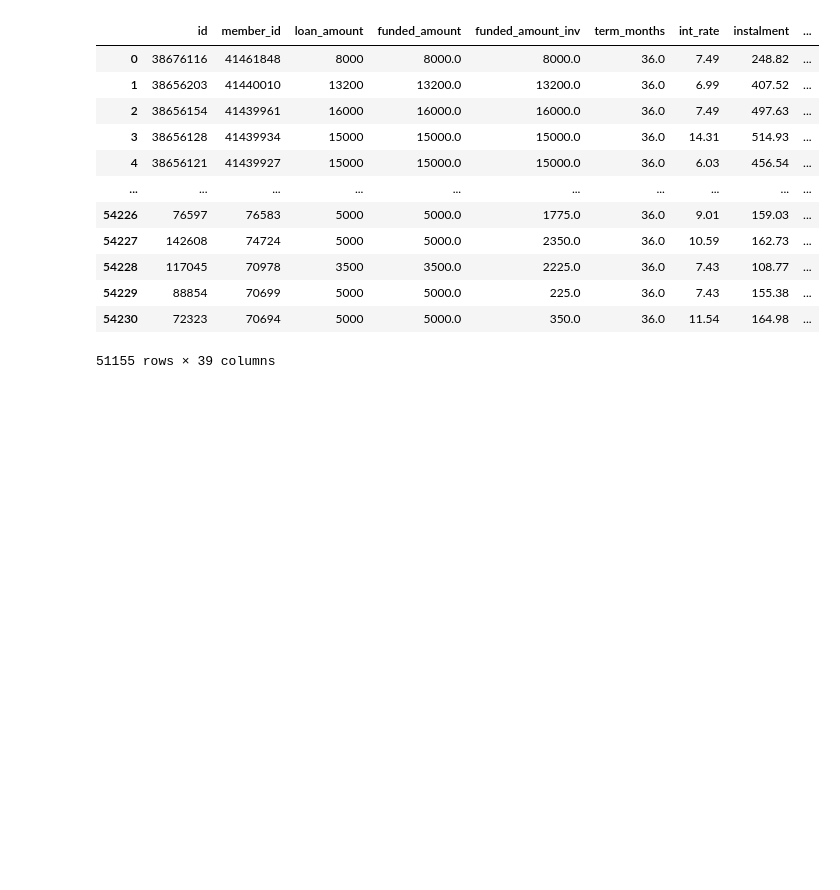
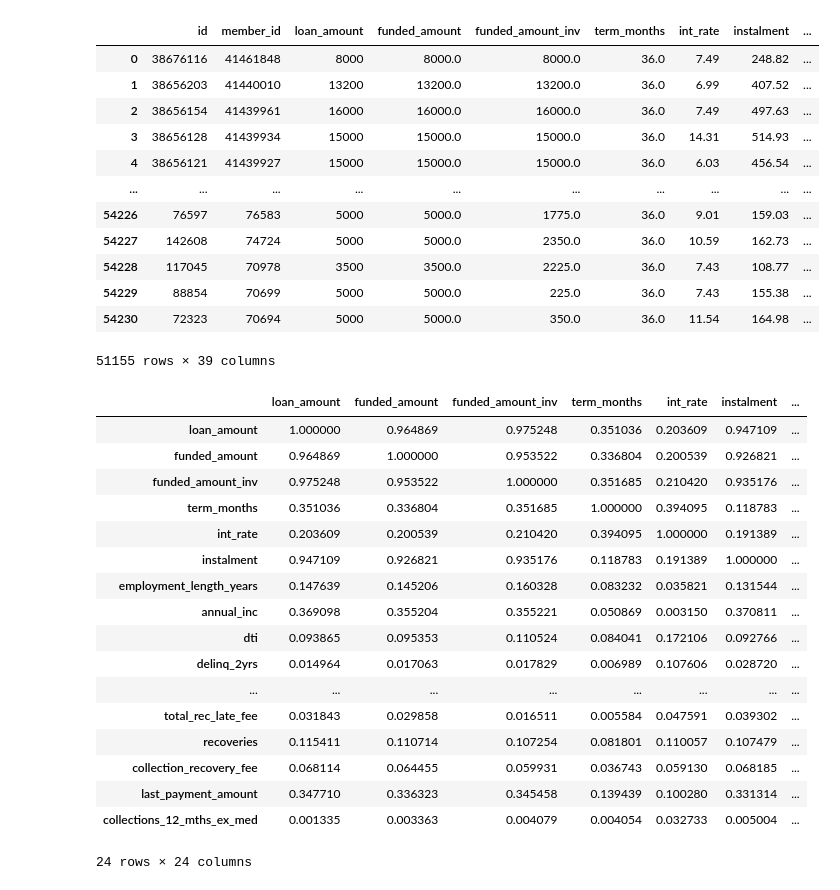
Before and after one commit to mishadcf/exploratory-data-analysis---customer-loans-in-finance928, a Jupyter notebook: EDA.ipynb, the cells around one changed output. Drawn from its saved outputs; the diff is of its cells as text; code cells hidden in the pictures; blank space fills up the shorter version.

```diff
--- a/EDA.ipynb
+++ b/EDA.ipynb
@@ -605,0 +605,21 @@ transformations.Transforms.clean_outliers('loan_amount', df)
+# %%
+corr
+# %% [output]
+|  | loan_amount | funded_amount | funded_amount_inv | term_months | int_rate | instalment | ... |
+| loan_amount | 1.000000 | 0.964869 | 0.975248 | 0.351036 | 0.203609 | 0.947109 | ... |
+| funded_amount | 0.964869 | 1.000000 | 0.953522 | 0.336804 | 0.200539 | 0.926821 | ... |
+| funded_amount_inv | 0.975248 | 0.953522 | 1.000000 | 0.351685 | 0.210420 | 0.935176 | ... |
+| term_months | 0.351036 | 0.336804 | 0.351685 | 1.000000 | 0.394095 | 0.118783 | ... |
+| int_rate | 0.203609 | 0.200539 | 0.210420 | 0.394095 | 1.000000 | 0.191389 | ... |
+| instalment | 0.947109 | 0.926821 | 0.935176 | 0.118783 | 0.191389 | 1.000000 | ... |
+| employment_length_years | 0.147639 | 0.145206 | 0.160328 | 0.083232 | 0.035821 | 0.131544 | ... |
+| annual_inc | 0.369098 | 0.355204 | 0.355221 | 0.050869 | 0.003150 | 0.370811 | ... |
+| dti | 0.093865 | 0.095353 | 0.110524 | 0.084041 | 0.172106 | 0.092766 | ... |
+| delinq_2yrs | 0.014964 | 0.017063 | 0.017829 | 0.006989 | 0.107606 | 0.028720 | ... |
+| ... | ... | ... | ... | ... | ... | ... | ... |
+| total_rec_late_fee | 0.031843 | 0.029858 | 0.016511 | 0.005584 | 0.047591 | 0.039302 | ... |
+| recoveries | 0.115411 | 0.110714 | 0.107254 | 0.081801 | 0.110057 | 0.107479 | ... |
+| collection_recovery_fee | 0.068114 | 0.064455 | 0.059931 | 0.036743 | 0.059130 | 0.068185 | ... |
+| last_payment_amount | 0.347710 | 0.336323 | 0.345458 | 0.139439 | 0.100280 | 0.331314 | ... |
+| collections_12_mths_ex_med | 0.001335 | 0.003363 | 0.004079 | 0.004054 | 0.032733 | 0.005004 | ... |
+24 rows × 24 columns
```
Also changed, not shown: parts of 6 cells of this notebook.
